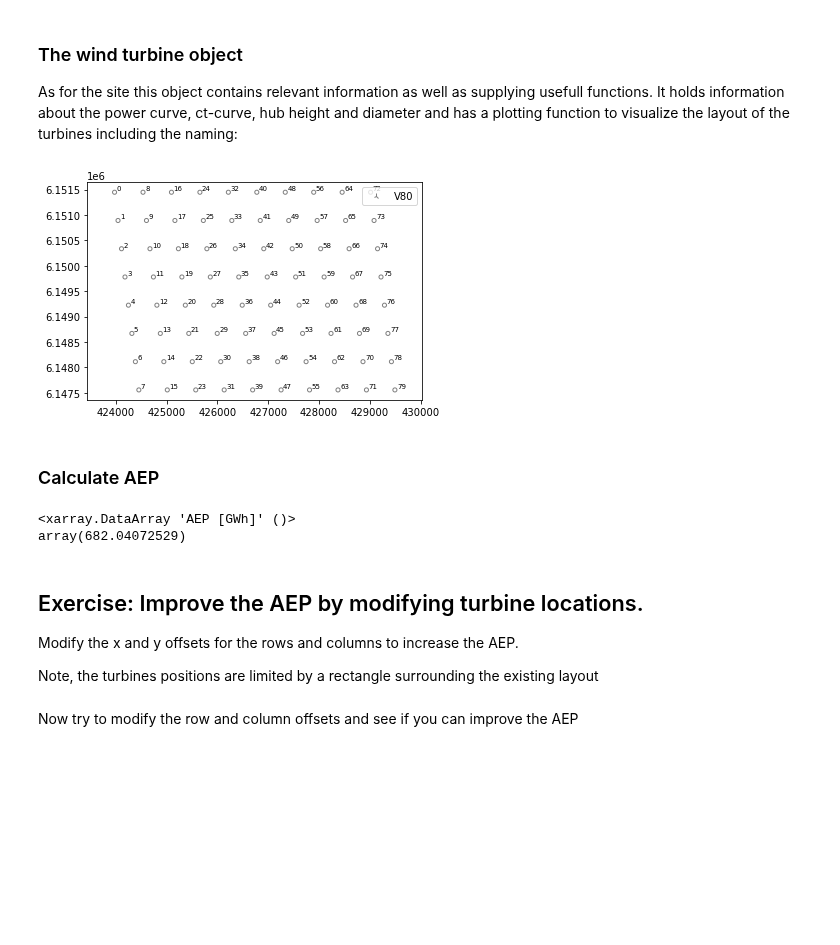
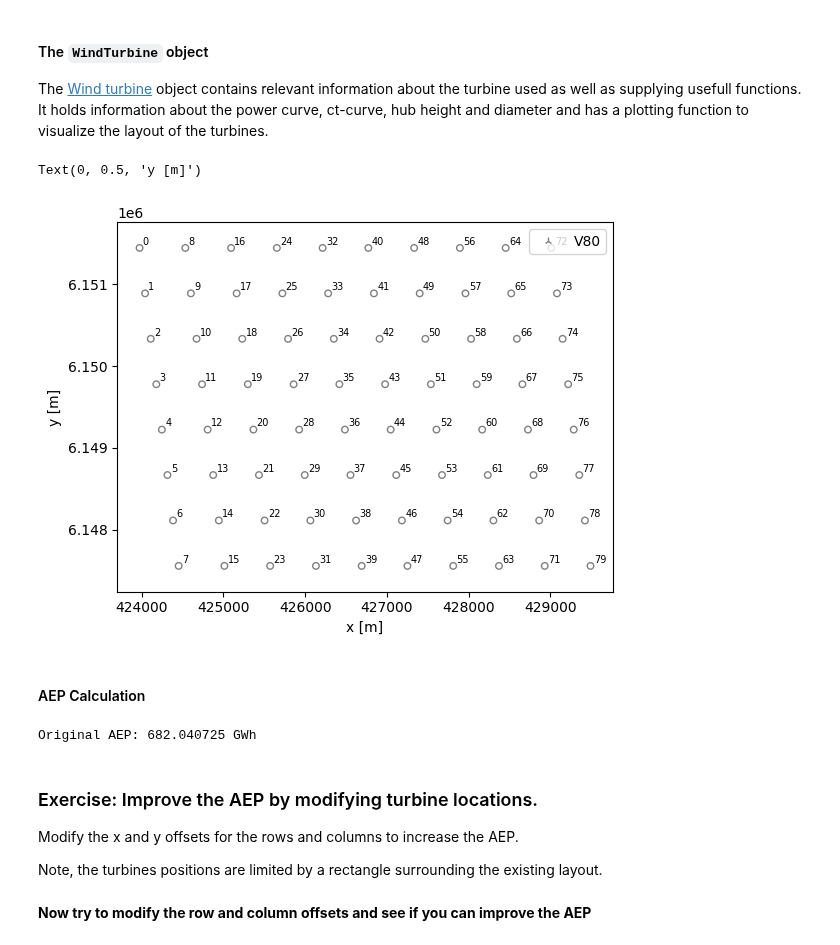
Before and after one commit to DTUWindEnergy/PyWake, a Jupyter notebook: docs/notebooks/exercises/Improve_layout.ipynb, the cells around one changed output. Cells and saved outputs as stored; diff of their text form; code cells hidden in the pictures; blank space fills up the shorter version.

```diff
--- a/docs/notebooks/exercises/Improve_layout.ipynb
+++ b/docs/notebooks/exercises/Improve_layout.ipynb
@@ -37,27 +44,30 @@ site.plot_wd_distribution(n_wd=12);
 # %% [markdown]
-### The wind turbine object
-As for the site this object contains relevant information as well as supplying usefull functions. It holds information about the power curve, ct-curve, hub height and diameter and has a plotting function to visualize the layout of the turbines including the naming:
+#### The `WindTurbine` object
+
+The [Wind turbine](https://topfarm.pages.windenergy.dtu.dk/PyWake/notebooks/WindTurbines.html) object contains relevant information about the turbine used as well as supplying usefull functions. It holds information about the power curve, ct-curve, hub height and diameter and has a plotting function to visualize the layout of the turbines.
 # %%
 # Original layout
 plt.figure()
 wt.plot(wt_x, wt_y)
+plt.xlabel('x [m]')
+plt.ylabel('y [m]')
 # %% [output]
+Text(0, 0.5, 'y [m]')
-[figure, old version]
+[figure, new version]
 # %% [markdown]
-### Calculate AEP
+#### AEP Calculation
 # %%
 # Original AEP
 aep_ref = windFarmModel(wt_x,wt_y).aep().sum()
-print (aep_ref)
+print ('Original AEP: %f GWh'%aep_ref)
 # %% [output]
-<xarray.DataArray 'AEP [GWh]' ()>
-array(682.04072529)
+Original AEP: 682.040725 GWh
 # %% [markdown]
-## Exercise: Improve the AEP by modifying turbine locations.
+### Exercise: Improve the AEP by modifying turbine locations.
 
 Modify the x and y offsets for the rows and columns to increase the AEP.
 
-Note, the turbines positions are limited by a rectangle surrounding the existing layout
+Note, the turbines positions are limited by a rectangle surrounding the existing layout.
 # %%
 # Here we define a function to print and plot your new layout. No need to change anything here
 def add_offset_plot_and_print(row_offset_x, row_offset_y, col_offset_x, col_offset_y):
@@ -80,7 +90,7 @@ def add_offset_plot_and_print(row_offset_x, row_offset_y, col_offset_x, col_offs
     print ("AEP", aep.values)
     print ("Increase: %f %%"%((aep-aep_ref)/aep_ref*100))
 # %% [markdown]
-Now try to modify the row and column offsets and see if you can improve the AEP
+**Now try to modify the row and column offsets and see if you can improve the AEP**
 # %%
 # =======================================
 # Specify offsets
```
Also changed, not shown: parts of 10 cells of this notebook, 23 other files.
